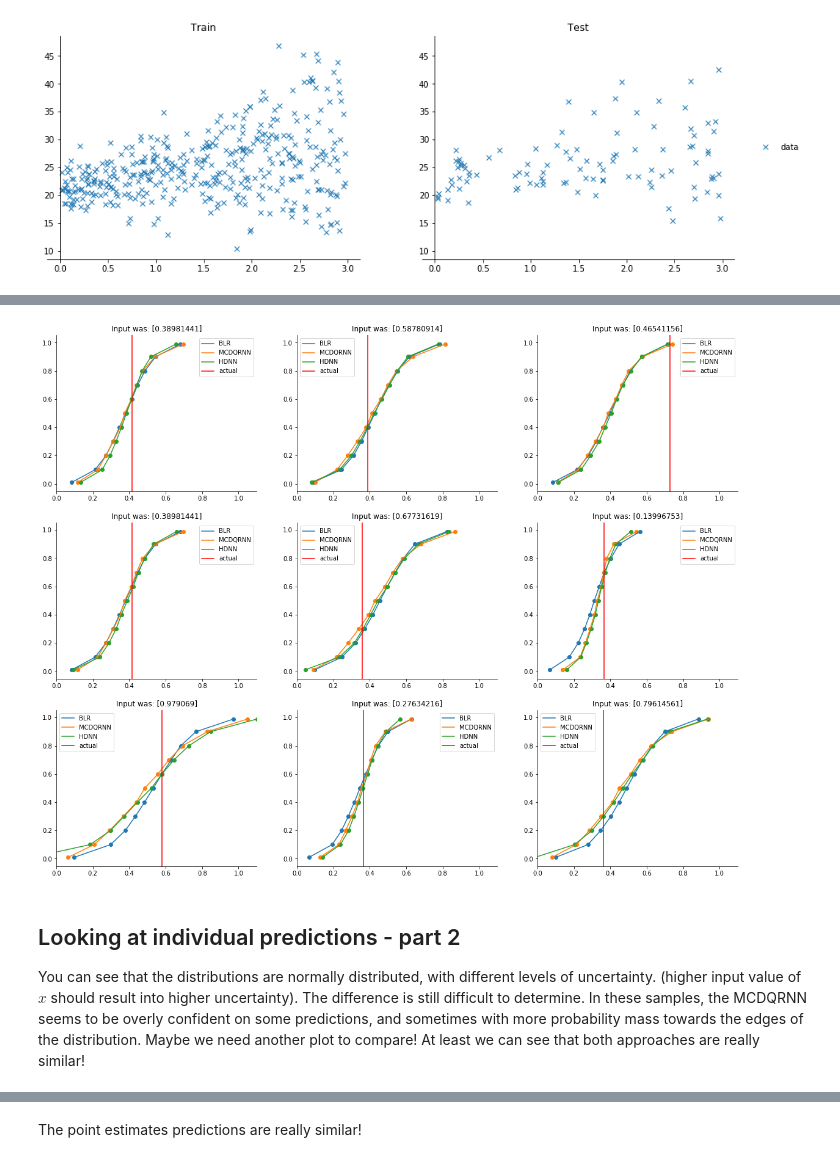
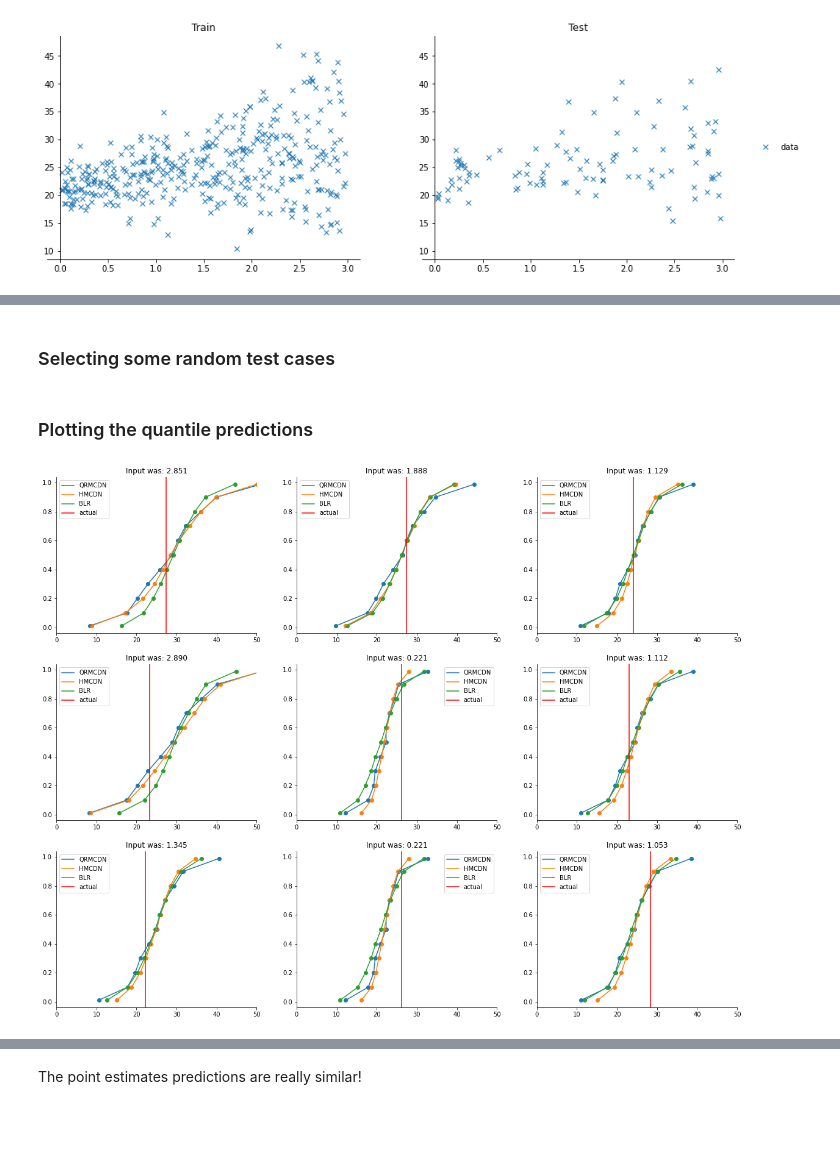
Before and after one commit to YuRiTan/prediction-uncertainty, a Jupyter notebook: notebooks/2.0_uncertainty_comparison.ipynb, the cells around one changed output, grey strips where cells are left out. Saved outputs shown, nothing was run; the diff lists cells and outputs as text; code cells hidden in the pictures; blank space fills up the shorter version.

```diff
--- a/notebooks/2.0_uncertainty_comparison.ipynb
+++ b/notebooks/2.0_uncertainty_comparison.ipynb
@@ -157,0 +67,10 @@ hdn_mu_test, hdn_sigma_test = postprocess_samples(hdn_preds_test)
+# %%
+fit_kwargs = {
+    "QRMCDN": {'batch_size': 128, 'epochs': 2001, 'print_iter': 100, 'lr': 1e-4},
+    "HMCDN": {'batch_size': 16, 'epochs': 2001, 'print_iter': 100, 'lr': 1e-4, 'weight_decay': 1e-6}
+}
+
+save_kwargs = {
+    "BLR": {'overwrite': True}
+}
+trainer.train(x, y, fit_kwargs, save_kwargs)
@@ -157,0 +98,7 @@ hdn_mu_test, hdn_sigma_test = postprocess_samples(hdn_preds_test)
+# %%
+predict_kwargs = {"BLR": {'quantiles': QUANTILES},
+                  "HMCDN": {'quantiles': QUANTILES}}
+
+qpreds = trainer.generate_quantile_predictions(x_test, predict_kwargs)
+
+print(*(f'{name}: {output.shape}' for name, output in qpreds.items()))
@@ -158,33 +113,24 @@ hdn_mu_test, hdn_sigma_test = postprocess_samples(hdn_preds_test)
+# %% [markdown]
+### Selecting some random test cases
 # %%
 random_is = np.random.randint(0, len(x_test), 9)
+# %% [markdown]
+### Plotting the quantile predictions
 # %%
 fig, axes = plt.subplots(3, 3, sharex=True, sharey=True, figsize=(20,16))
+
 for i, ax in zip(random_is, axes.flat):
     ax = beautify_ax(ax)
 
-    blr_posterior = blr_preds_test[:, i, 0].reshape(-1,1)
-    qs_from_posterior = np.quantile(blr_posterior, QUANTILES)
-    ax.plot(qs_from_posterior, QUANTILES, label='BLR')
-    ax.scatter(qs_from_posterior, QUANTILES)
-
-    mean_qs = np.mean(dqr_preds_test[:, i, :], axis=0)
-    dqr_posterior = mean_qs.reshape(-1,1)
-    ax.plot(dqr_posterior, QUANTILES, label='MCDQRNN')
-    ax.scatter(dqr_posterior, QUANTILES)
-
-    norm_samples = stats.norm.rvs(size=1000, loc=hdn_mu_test[i], scale=hdn_sigma_test[i])
-    qs_from_samples = np.quantile(norm_samples, QUANTILES)
-    ax.plot(qs_from_samples, QUANTILES, label='HDNN')
-    ax.scatter(qs_from_samples, QUANTILES)
+    for m_name, preds in qpreds.items():
+        ax.plot(preds[i], QUANTILES, label=m_name)
+        ax.scatter(preds[i], QUANTILES)
 
     ax.axvline(y_test[i], c='r', label='actual')
-    ax.set_title(f"Input was: {x_test[i]}")
+    ax.set_title(f"Input was: {x_test[i][0]:.3f}")
     ax.legend()
-    ax.set_xlim(0, 1.1)
+    ax.set_xlim(0, 50)
 
 plt.show()
 # %% [output]
-[figure, old version]
+[figure, new version]
-# %% [markdown]
-## Looking at individual predictions - part 2
-You can see that the distributions are normally distributed, with different levels of uncertainty. (higher input value of $x$ should result into higher uncertainty). The difference is still difficult to determine. In these samples, the MCDQRNN seems to be overly confident on some predictions, and sometimes with more probability mass towards the edges of the distribution. Maybe we need another plot to compare! At least we can see that both approaches are really similar!
```
Also changed, not shown: parts of 38 cells of this notebook, 23 other files.
